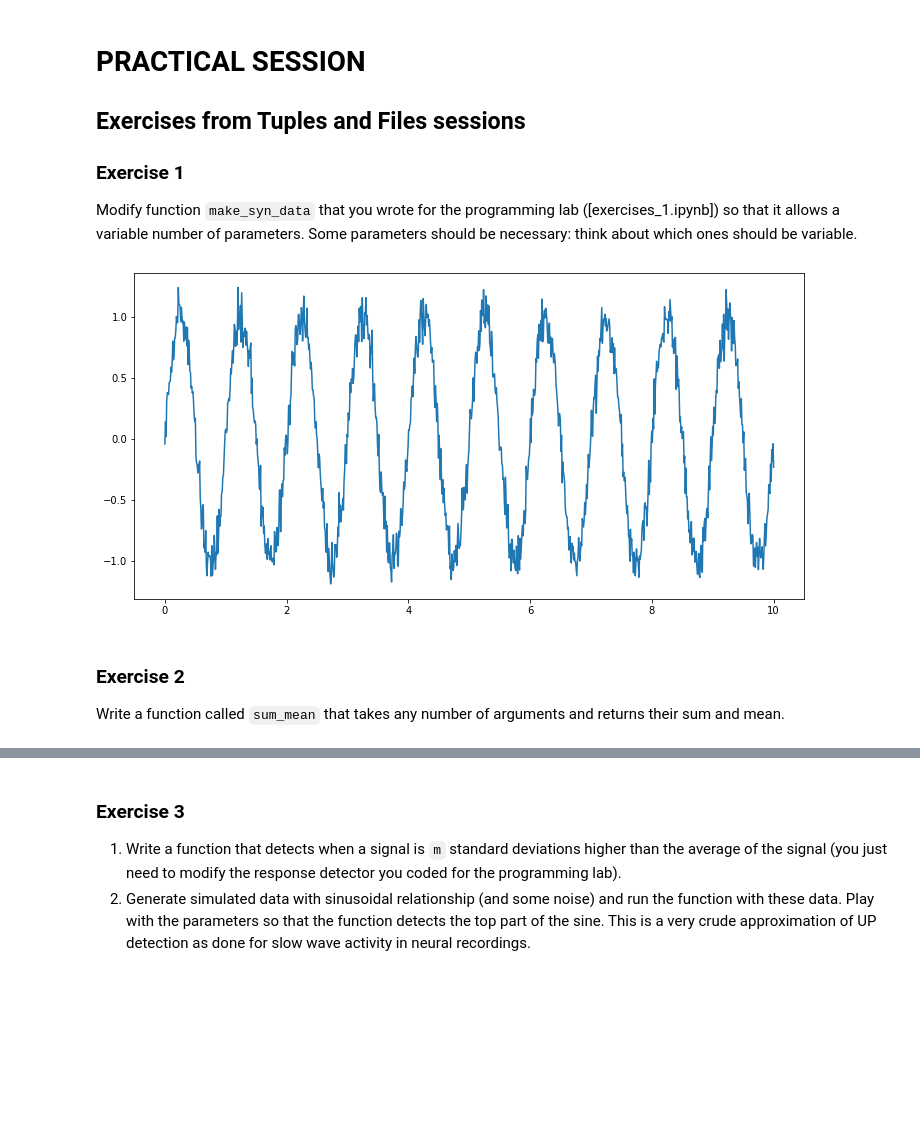
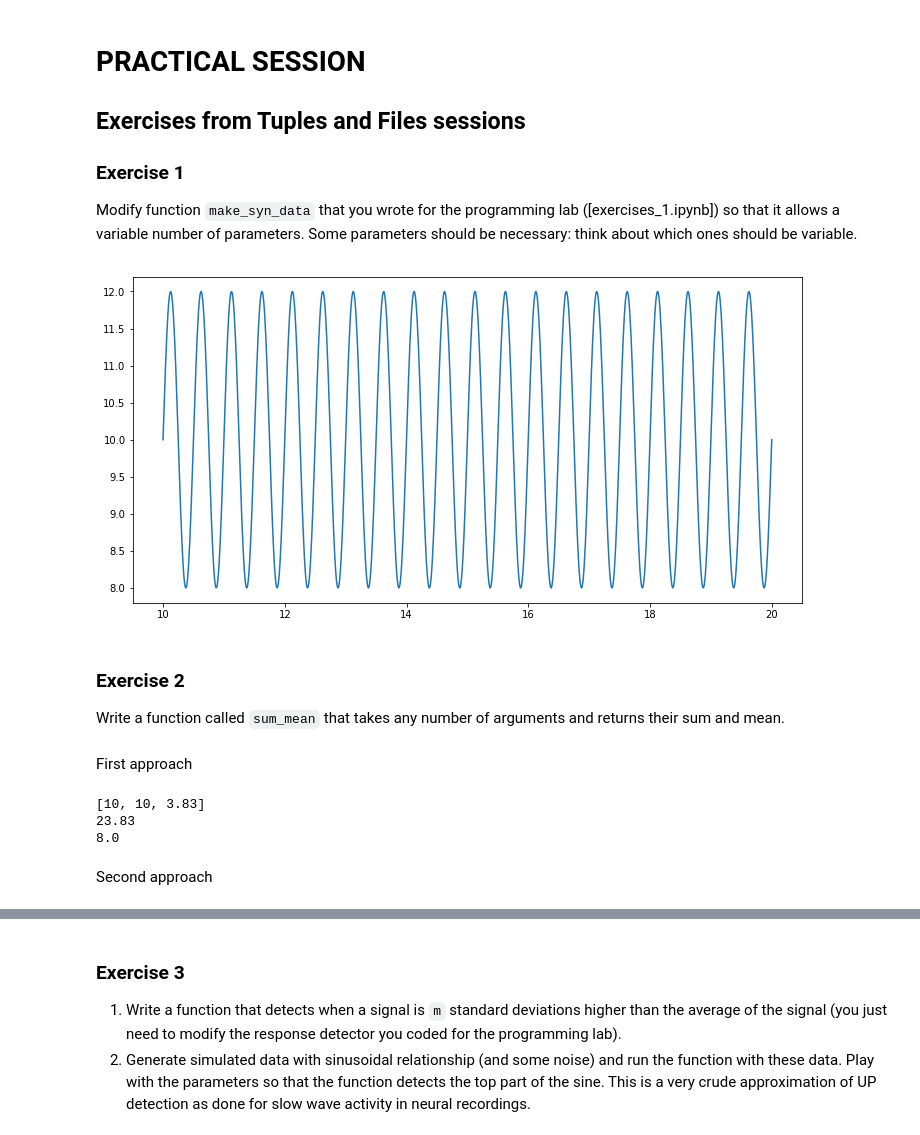
Before and after one commit to arnaumanasanch/neuropy_crashcourse, a Jupyter notebook: PracticalSession3.ipynb, the cells around one changed output, grey strips where cells are left out. Drawn from its saved outputs; the diff is of its cells as text; code cells hidden in the pictures; blank space fills up the shorter version.

```diff
--- a/PracticalSession3.ipynb
+++ b/PracticalSession3.ipynb
@@ -10,72 +10,79 @@ Modify function `make_syn_data` that you wrote for the programming lab ([exercis
 import matplotlib.pyplot as plt
 import numpy as np
 def make_linear_data(n, c=0, a=1, b=.1, start=0, stop=10):
     x = np.linspace(start, stop, n)
     eta = np.random.normal(loc=0, scale=1, size=len(x))
     y = c + a * x + b * eta
     return x, y
 
-def make_sine_data(n, c=0, a=1, f=.1, b=.1, start=0, stop=10):
+def make_sine_data(n, c=0, a=1, b = 0.1, f=.1, start=0, stop=10):
     x = np.linspace(start, stop, n)
     eta = np.random.normal(loc=0, scale=1, size=len(x))
     y = c + a * np.sin(np.pi * 2 * x * f) + b * eta
     return x, y
 
-def make_dampedsine_data(n, c=0, a=1, f=.1, b=.1, start=0, stop=10):
+def make_dampedsine_data(n, c=0, a=1, b = 0.1, f=.1, start=0, stop=10):
     x = np.linspace(start, stop, n)
     eta = np.random.normal(loc=0, scale=1, size=len(x))
     y = c + a * np.exp(-x) * np.sin(np.pi * 2 * x * f) + b * eta
     return x, y
 
 def make_syn_data(model, n, *args, start=0, stop=10):
     """
     PARAMETERS:
         *args: parameters of the specified model
     """
+    # type something here
     params = args
-    if model == 'linear':
-        c, a, b = params
-        x, y = make_linear_data(n, a=a, b=b, c=c, start=start, stop=stop)
-    elif model == "sine":
-        c, a, b, f = params
-        x, y = make_sine_data(n, a=a, b=b, c=c, f=f, start=start, stop=stop)
-    elif model == "damped":
-        c, a, b, f = params
-        x, y = make_dampedsine_data(n, a=a, b=b, c=c, f=f, start=start, stop=stop)
-    else:
-        raise ValueError('No model has been created under the name: ' + str(model))
+    if model == "linear":
+        a, b, c = params
+        x,y = make_linear_data(n, a = a, b = b, c = c, start = start, stop = stop)
+    if model == 'sine':
+        a, b, c, f = params
+        x, y = make_sine_data(n, a, b, c, f, start = start, stop = stop)
     return x, y
 
-x, y = make_syn_data('sine', 1000, 0, 1, 0.1, 1)
+
+x, y = make_syn_data('sine', 1000, 10, 2, 0, 2, start = 10, stop = 20)
 plt.figure(figsize = (12,6))
 plt.plot(x, y)
 plt.show()
 # %% [output]
-[figure, old version]
+[figure, new version]
 # %% [markdown]
 ### Exercise 2
 
 Write a function called `sum_mean` that takes any number of arguments and returns their sum and mean.
+# %% [markdown]
+First approach
 # %%
-def sum_mean(*args):
+def sum_mean(*values):
     """
-    Function that takes any number of arguments (int or float).
-    Returns the sum and mean of them.
-    If any argument is not int or float, it is not taken into account
+    Function that takes any number of arguments (int or float)
+    Returns the sum and the mean.
+    If any argument is not an int or float, it is not taken into account.
     """
-    # get list of all numbers
+    # get a list of only numbers (int or float)
     nums = []
-    for num in args:
-        if type(num)==int or type(num)==float:
-            nums.append(num)
-    # sum
+    for i in values:
+        if type(i) == float or type(i) == int:
+            nums.append(i)
+
+    # get the sum
     sum_nums = np.sum(nums)
-    # mean
-    mean_nums = np.mean(nums)
+    # get the mean
+    mean_nums = np.round(np.mean(nums))
+
     return nums, sum_nums, mean_nums
 
+a,b,c = sum_mean(10,'arnau',10, '3.82', 3.83)
 
-nums, sum_nums, mean_nums = sum_mean(0,'arnau',2,3,4,5,'sdf','2')
-print("The nums list is: " + str(nums))
-print("The sum is: " + str(sum_nums))
-print("The mean is: " + str(mean_nums))
+print(a)
+print(b)
+print(c)
+# %% [output]
+[10, 10, 3.83]
+23.83
+8.0
+# %% [markdown]
+Second approach
```
Also changed, not shown: parts of 13 cells of this notebook.
